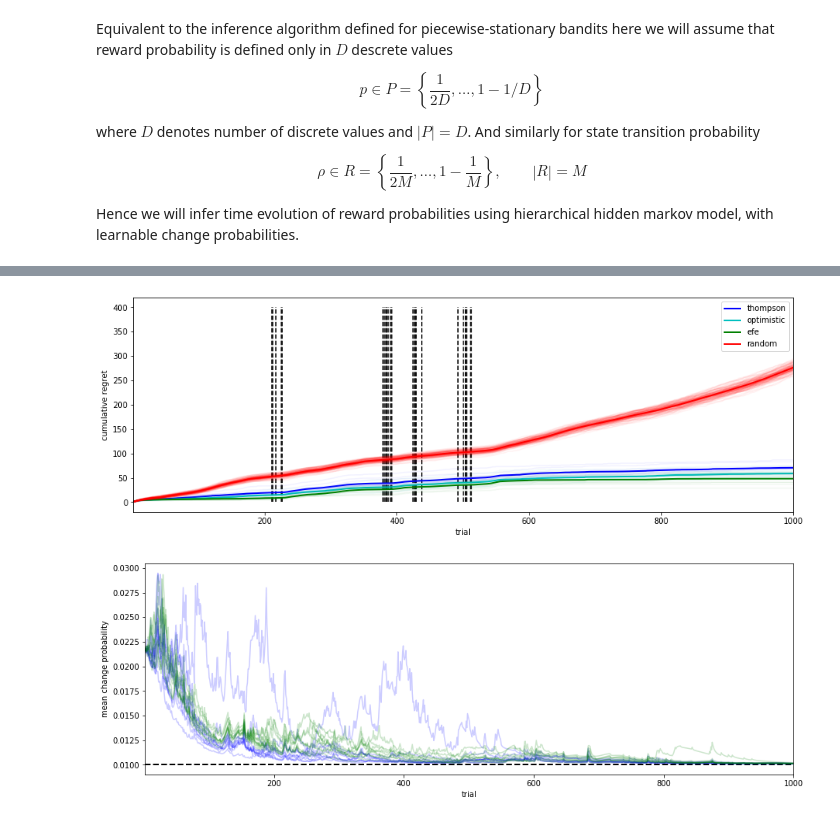
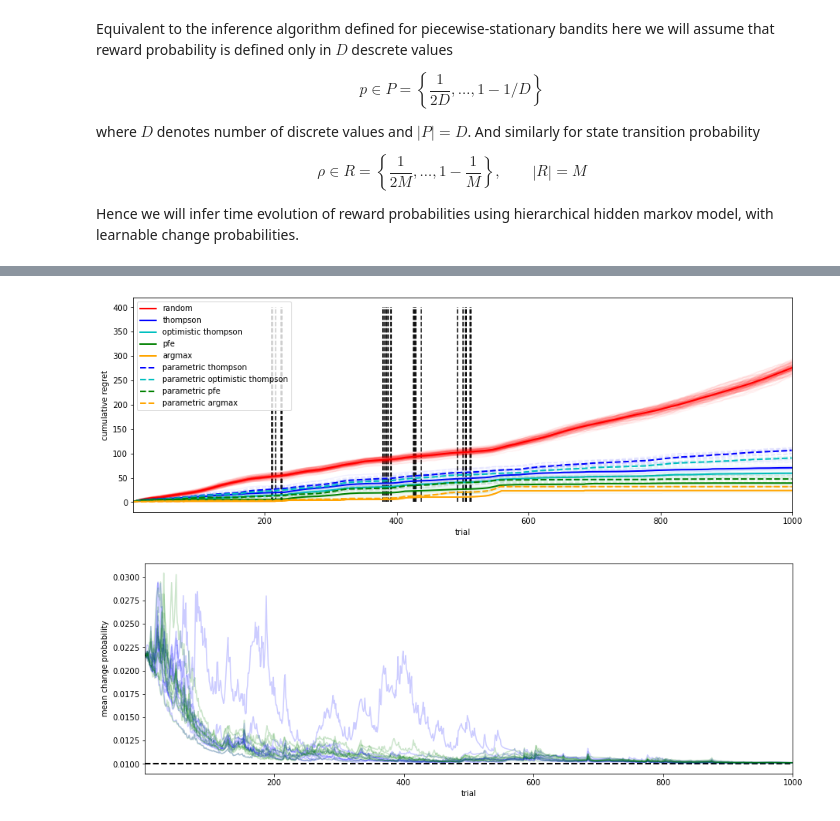
Before and after one commit to dimarkov/aibandits, a Jupyter notebook: restless_bandits_comparison.ipynb, the cells around one changed output, grey strips where cells are left out. Saved outputs shown, nothing was run; the diff lists cells and outputs as text; code cells hidden in the pictures.

```diff
--- a/restless_bandits_comparison.ipynb
+++ b/restless_bandits_comparison.ipynb
@@ -181,8 +367,22 @@ def simulator(process, learning, action_selection, N=100, T=1000):
 # %%
 N = 10
 T = 1000
-sequence1 = simulator(process, learning, thompson_selection, N=N, T=T)
 
-sequence2 = simulator(process, learning, efe_selection, N=N, T=T)
+sequence_parametric = []
+labels_parametric = []
 
-sequence3 = simulator(process, learning, optimistic_selection, N=N, T=T)
+sequence_parametric.append(simulator(process, learning, parametric_thompson, N=N, T=T))
+labels_parametric.append('parametric thompson')
+gc.collect()
+
+sequence_parametric.append(simulator(process, learning, parametric_optimistic, N=N, T=T))
+labels_parametric.append('parametric optimistic thompson')
+gc.collect()
+
+sequence_parametric.append(simulator(process, learning, parametric_pfe, N=N, T=T))
+labels_parametric.append('parametric pfe')
+gc.collect()
+
+sequence_parametric.append(simulator(process, learning, parametric_argmax, N=N, T=T))
+labels_parametric.append('parametric argmax')
+gc.collect()
@@ -214,47 +431,49 @@ for k in range(K):
 # %%
-choices_thm = sequence1['choices']
-choices_efe = sequence2['choices']
-choices_otm = sequence3['choices']
+def calc_probs(choices):
+    probs = np.stack([lax.index_take(true_probs, [np.arange(T), choices[:, n]], (0, 1)) for n in range(N)], 0)
+    return probs
+
+states_probs = [calc_probs(s['choices']) for s in sequence_states]
+parametric_probs = [calc_probs(s['choices']) for s in sequence_parametric]
 
 max_probs = lax.index_take(true_probs, [np.arange(T), true_probs.argmax(-1)], (0, 1))
-thm_probs = np.stack([lax.index_take(true_probs, [np.arange(T), choices_thm[:, n]], (0, 1)) for n in range(N)], 0)
-efe_probs = np.stack([lax.index_take(true_probs, [np.arange(T), choices_efe[:, n]], (0, 1)) for n in range(N)], 0)
-otm_probs = np.stack([lax.index_take(true_probs, [np.arange(T), choices_otm[:, n]], (0, 1)) for n in range(N)], 0)
 
 n_smpl = 100
 random_choices = random.categorical(random.PRNGKey(547890), np.zeros(K), shape=(T, n_smpl))
 random_probs = np.stack([lax.index_take(true_probs, [np.arange(T), random_choices[:, n]], (0, 1)) for n in range(n_smpl)], 0)
 
+
 fig, axes = plt.subplots(1, 1, figsize=(15, 5))
-regret = np.cumsum(max_probs - thm_probs, -1).T
-plt.plot(regret, 'b', alpha=.05);
-plt.plot(regret.mean(-1), 'b', label='thompson', lw=2)
-
-regret = np.cumsum(max_probs - otm_probs, -1).T
-plt.plot(regret, 'c', alpha=.05);
-plt.plot(regret.mean(-1), 'c', label='optimistic', lw=2)
-
-regret = np.cumsum(max_probs - efe_probs, -1).T
-plt.plot(regret, 'g', alpha=.05);
-plt.plot(regret.mean(-1), 'g', label='efe', lw=2)
 
 regret = np.cumsum(max_probs - random_probs, -1).T
 plt.plot(regret, 'r', alpha=.05);
 plt.plot(regret.mean(-1), 'r', label='random', lw=2)
+
+line_colors = ['b', 'c', 'g', 'orange', 'purple']
+
+for i,probs in enumerate(states_probs):
+    regret = np.cumsum(max_probs - probs, -1).T
+    plt.plot(regret, line_colors[i], alpha=.05);
+    plt.plot(regret.mean(-1), line_colors[i], label=labels_states[i], lw=2)
+
+for i,probs in enumerate(parametric_probs):
+    regret = np.cumsum(max_probs - probs, -1).T
+    plt.plot(regret, line_colors[i], linestyle='--', alpha=.05);
+    plt.plot(regret.mean(-1), line_colors[i], linestyle='--', label=labels_parametric[i], lw=2)
 
 plt.xlim(1, T)
 plt.xlabel('trial')
 plt.ylabel('cumulative regret')
 plt.legend()
 
 changes = np.concatenate([np.zeros(1), np.abs(np.diff(true_probs.argmax(-1)))], -1)
 plt.vlines(np.nonzero(changes), 0, 400, linestyle='--')
 
 fig.savefig('cum_reg_restless.png', dpi=300)
 # %% [output]
-[figure, old version]
+[figure, new version]
 # %%
-post = [sequence1['beliefs'], sequence2['beliefs']]
+post = [sequence_states[0]['beliefs'], sequence_states[1]['beliefs']]
 
 fig, axes = plt.subplots(1, 1, figsize=(15, 5))
 
@@ -270,4 +489,4 @@ plt.ylabel('mean change probability')
 plt.xlim([1, T])
 fig.savefig('change_prob_restless.png', dpi=300)
 # %% [output]
-[figure, old version]
+[figure, new version]
```
Also changed, not shown: parts of 6 cells of this notebook.
